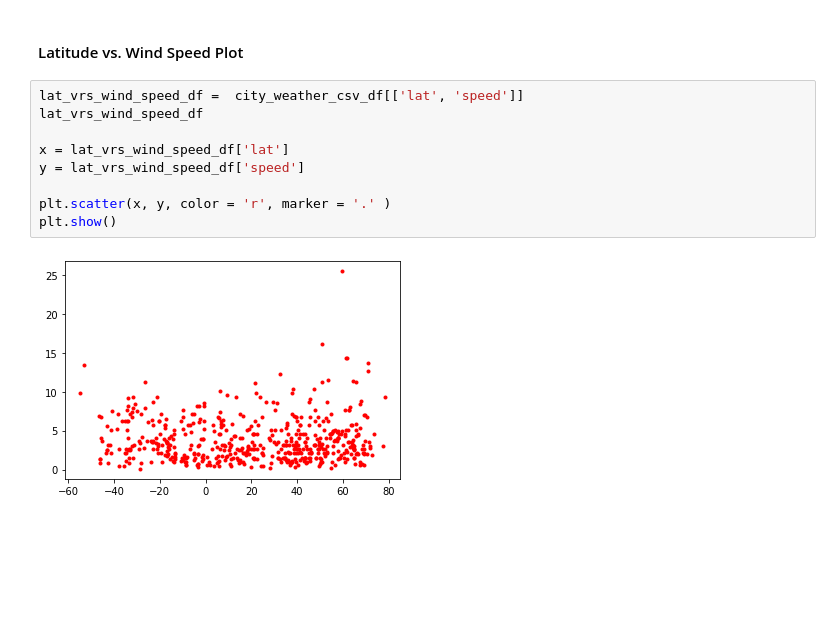
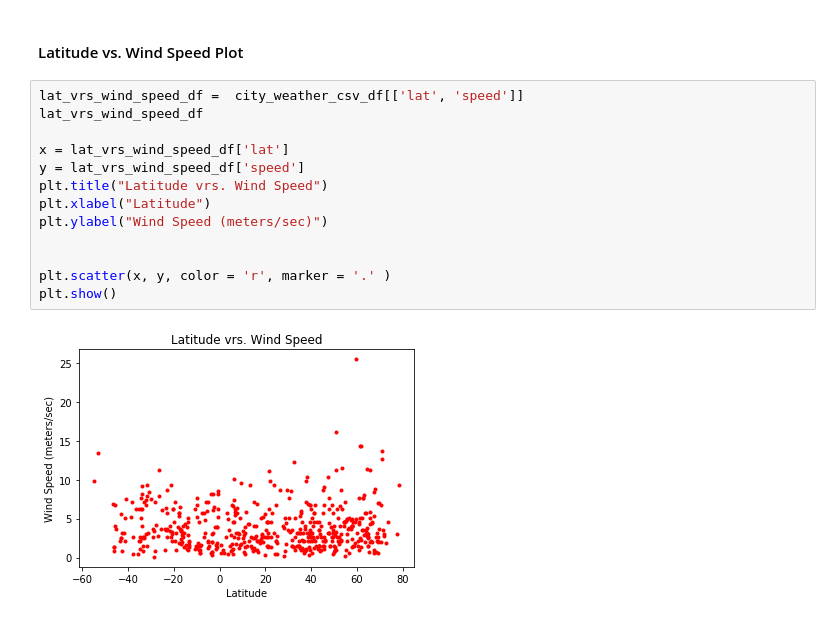
Before and after one commit to scottcm73/Python_getting_data_from_API, a Jupyter notebook: WeatherPy/WeatherPy.ipynb, the cells around one changed output. Drawn from its saved outputs; the diff is of its cells as text; blank space fills up the shorter version.

```diff
--- a/WeatherPy/WeatherPy.ipynb
+++ b/WeatherPy/WeatherPy.ipynb
@@ -209,11 +205,15 @@ plt.show()
 # %%
 lat_vrs_wind_speed_df =  city_weather_csv_df[['lat', 'speed']]
 lat_vrs_wind_speed_df
 
 x = lat_vrs_wind_speed_df['lat']
 y = lat_vrs_wind_speed_df['speed']
+plt.title("Latitude vrs. Wind Speed")
+plt.xlabel("Latitude")
+plt.ylabel("Wind Speed (meters/sec)")
+
 
 plt.scatter(x, y, color = 'r', marker = '.' )
 plt.show()
 # %% [output]
-[figure, old version]
+[figure, new version]
```
Also changed, not shown: parts of 3 cells of this notebook.
